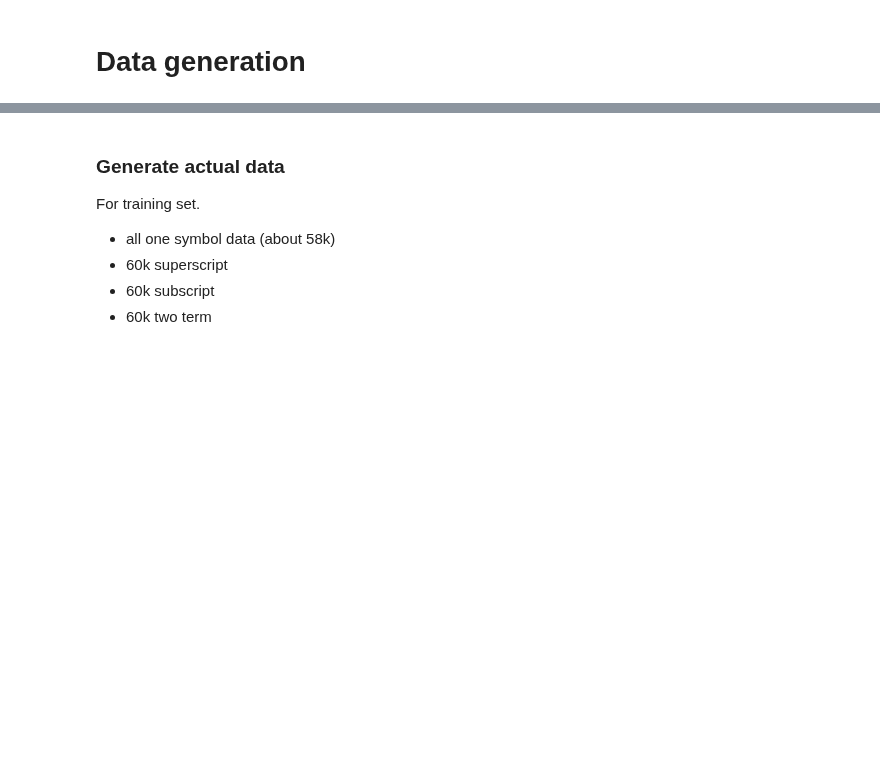
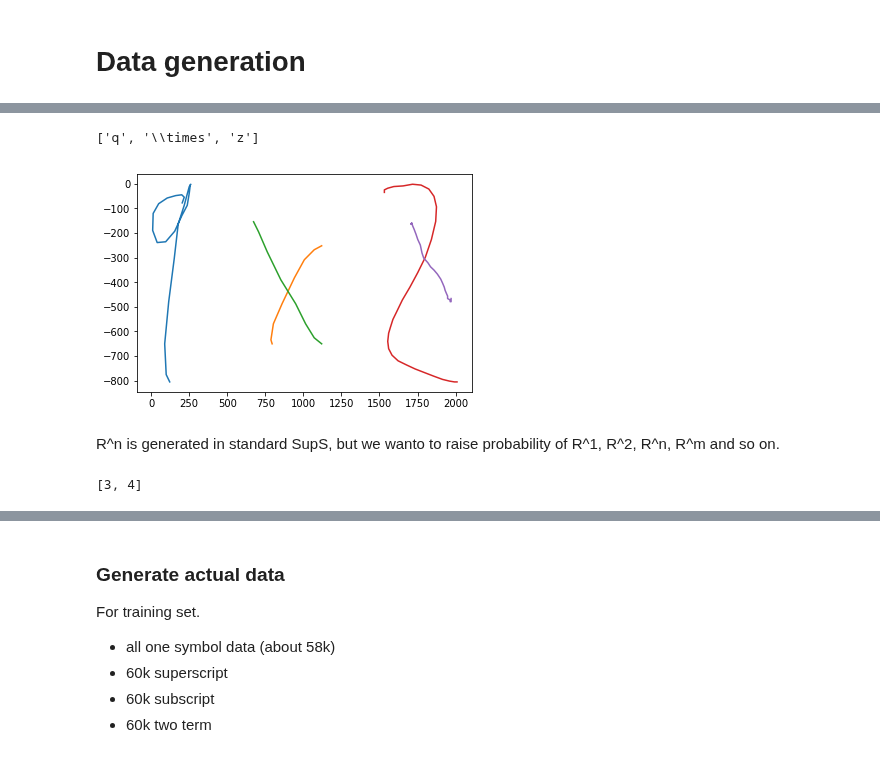
Before and after one commit to karino2/tegashiki, a Jupyter notebook: tegashiki_mathexp_generate.ipynb, the cells around one changed output, grey strips where cells are left out. Drawn from its saved outputs; the diff is of its cells as text; code cells hidden in the pictures; blank space fills up the shorter version.

```diff
--- a/tegashiki_mathexp_generate.ipynb
+++ b/tegashiki_mathexp_generate.ipynb
@@ -328,0 +499,2 @@ valid_ls = LabelStroke(valid_sym_labels, valid_strokes)
+# %%
+BinopRawS = OneOfNamesF(binop_names)
@@ -328,0 +513,20 @@ valid_ls = LabelStroke(valid_sym_labels, valid_strokes)
+# %%
+def HoriF(*args):
+  "Horizontal"
+  def horiS():
+    pairs = [samp() for samp in args]
+    layouted = [centering_y(pairs[0][1])]
+    for idx,pair in enumerate(pairs[1:]):
+      layouted.append(translate_to(centering_y(pair[1]), next_to(layouted[idx])+1000, 0))
+
+    strokes = reduce(lambda acc, strk: acc+strk, layouted)
+    syms = reduce(lambda acc, tup: acc+tup[0], pairs, [])
+
+    strokes = post_process(strokes)
+
+    return [syms, strokes]
+  return horiS
+# %%
+BinopS = ScaleF(BinopRawS, 0.6)
+# %%
+oneOpOneS = HoriF(CharS, BinopS, CharS)
@@ -328,0 +537,7 @@ valid_ls = LabelStroke(valid_sym_labels, valid_strokes)
+# %%
+check(oneOpOneS())
+# %% [output]
+['q', '\\times', 'z']
+[figure, added]
+# %% [markdown]
+R^n is generated in standard SupS, but we wanto to raise probability of R^1, R^2, R^n, R^m and so on.
@@ -328,0 +550,4 @@ valid_ls = LabelStroke(valid_sym_labels, valid_strokes)
+# %%
+a[2:]
+# %% [output]
+[3, 4]
```
Also changed, not shown: parts of 85 cells of this notebook.
